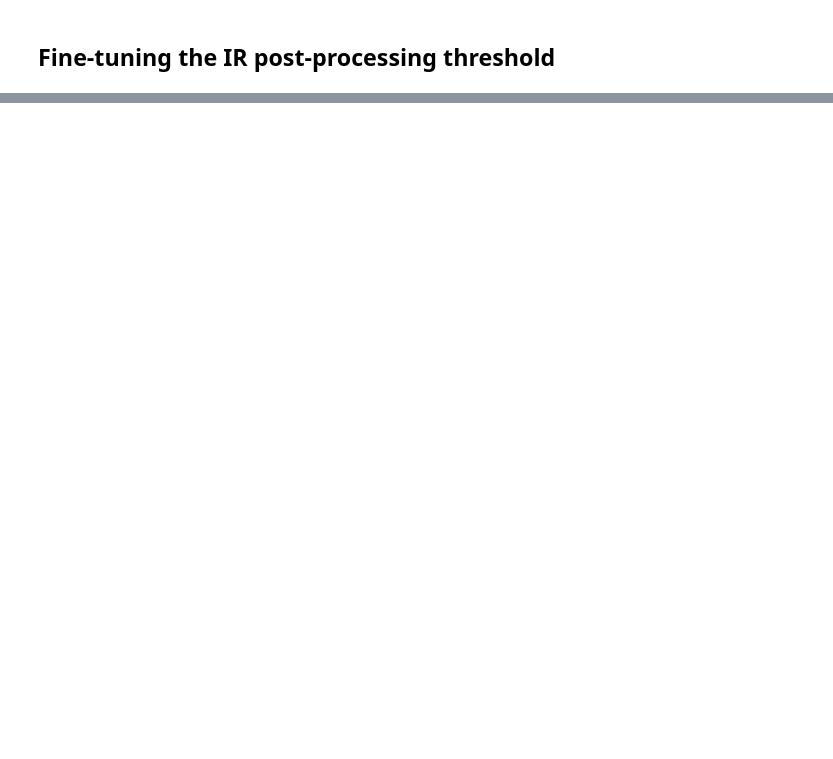
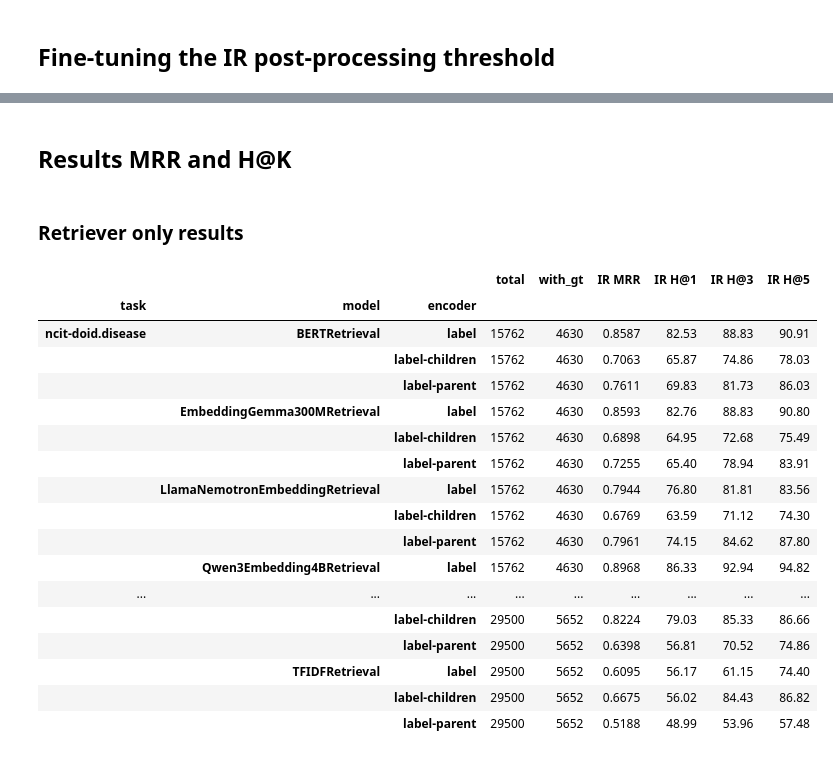
Before and after one commit to simeon2002/LLMs4OM-evaluation-with-modern-LLMs, a Jupyter notebook: experiments/experiments.ipynb, the cells around one changed output, grey strips where cells are left out. Cells and saved outputs as stored; diff of their text form; code cells hidden in the pictures; blank space fills up the shorter version.

```diff
--- a/experiments/experiments.ipynb
+++ b/experiments/experiments.ipynb
@@ -205,0 +780,56 @@ df.pivot_table(index="ir_th", columns=["task", "encoder"], values="f-score")
+# %% [markdown]
+## Results MRR and H@K
+# %% [markdown]
+### Retriever only results
+# %%
+import pandas as pd
+import json, glob, re
+from pathlib import Path
+
+all_tasks = ["ncit-doid.disease", "omim-ordo.disease", "snomed-fma.body", "snomed-ncit.neoplas", "snomed-ncit.pharm"]
+datasets_ref = {}
+for task in all_tasks:
+    with open(f"../datasets/bio-ml/{task}/om.json") as f:
+        ds = json.load(f)
+    datasets_ref[task] = ds["reference"]["equiv"]["full"]
+
+rows = []
+for f in sorted(glob.glob("outputs/bio-ml/*/retrieval-*.json")):
+    task = Path(f).parent.name
+    if task not in datasets_ref:
+        continue
+
+    fname = Path(f).name
+    m = re.match(r"retrieval-(.+)-(label(?:-\w+)?)-\d{4}\.\d{2}\.\d{2}", fname)
+    model = m.group(1) if m else fname
+    encoder = m.group(2) if m else "unknown"
+
+    metrics = compute_ir_ranking_metrics(f, datasets_ref[task])
+    if metrics is None:
+        continue
+    metrics["model"] = model
+    metrics["encoder"] = encoder
+    metrics["task"] = task
+    rows.append(metrics)
+pd.set_option('display.max_rows', None)
+df_ir = pd.DataFrame(rows).set_index(["task", "model", "encoder"])
+df_ir
+# %% [output]
+|  |  |  | total | with_gt | IR MRR | IR H@1 | IR H@3 | IR H@5 |
+| task | model | encoder |  |  |  |  |  |  |
+| ncit-doid.disease | BERTRetrieval | label | 15762 | 4630 | 0.8587 | 82.53 | 88.83 | 90.91 |
+|  |  | label-children | 15762 | 4630 | 0.7063 | 65.87 | 74.86 | 78.03 |
+|  |  | label-parent | 15762 | 4630 | 0.7611 | 69.83 | 81.73 | 86.03 |
+|  | EmbeddingGemma300MRetrieval | label | 15762 | 4630 | 0.8593 | 82.76 | 88.83 | 90.80 |
+|  |  | label-children | 15762 | 4630 | 0.6898 | 64.95 | 72.68 | 75.49 |
+|  |  | label-parent | 15762 | 4630 | 0.7255 | 65.40 | 78.94 | 83.91 |
+|  | LlamaNemotronEmbeddingRetrieval | label | 15762 | 4630 | 0.7944 | 76.80 | 81.81 | 83.56 |
+|  |  | label-children | 15762 | 4630 | 0.6769 | 63.59 | 71.12 | 74.30 |
+|  |  | label-parent | 15762 | 4630 | 0.7961 | 74.15 | 84.62 | 87.80 |
+|  | Qwen3Embedding4BRetrieval | label | 15762 | 4630 | 0.8968 | 86.33 | 92.94 | 94.82 |
+| ... | ... | ... | ... | ... | ... | ... | ... | ... |
+|  |  | label-children | 29500 | 5652 | 0.8224 | 79.03 | 85.33 | 86.66 |
+|  |  | label-parent | 29500 | 5652 | 0.6398 | 56.81 | 70.52 | 74.86 |
+|  | TFIDFRetrieval | label | 29500 | 5652 | 0.6095 | 56.17 | 61.15 | 74.40 |
+|  |  | label-children | 29500 | 5652 | 0.6675 | 56.02 | 84.43 | 86.82 |
+|  |  | label-parent | 29500 | 5652 | 0.5188 | 48.99 | 53.96 | 57.48 |
```
Also changed, not shown: parts of 52 cells of this notebook.
